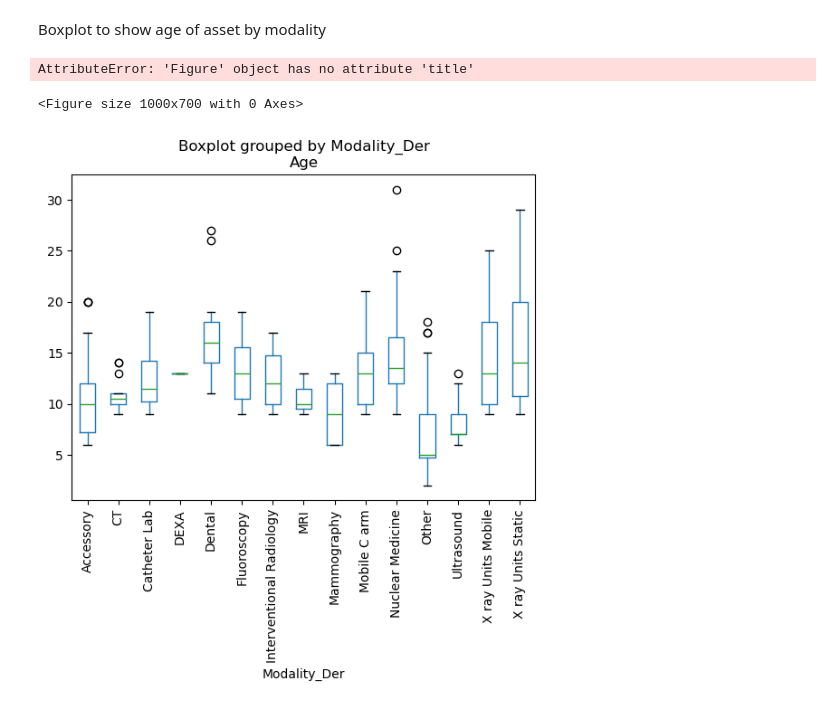
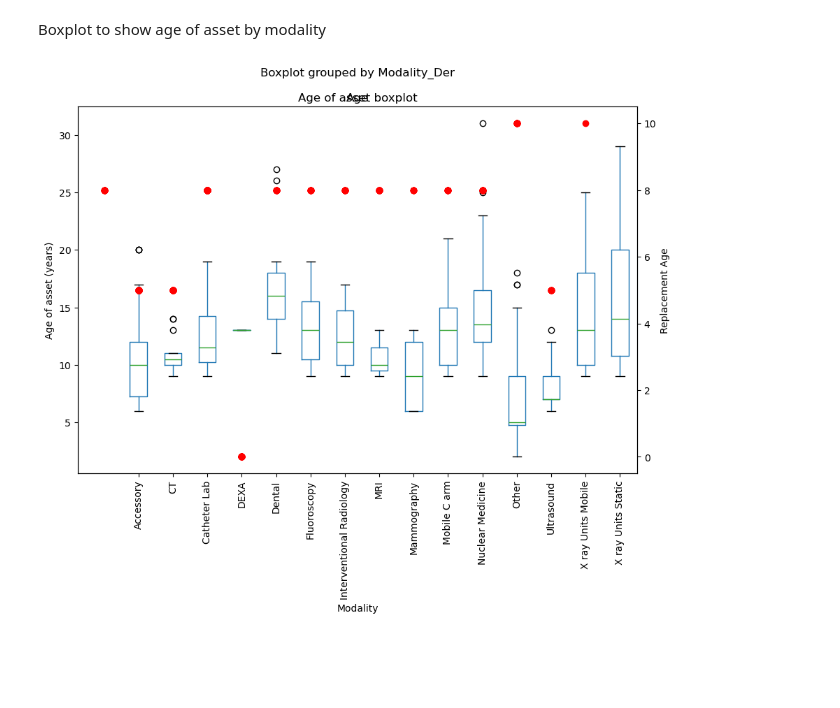
Before and after one commit to martindata999/imaging-assets-replacement, a Jupyter notebook: imaging-asset-replacement.ipynb, the cells around one changed output. Drawn from its saved outputs; the diff is of its cells as text; code cells hidden in the pictures; blank space fills up the shorter version.

Commit message:
Added target markers to boxplot

```diff
--- a/imaging-asset-replacement.ipynb
+++ b/imaging-asset-replacement.ipynb
@@ -394,25 +394,28 @@ Boxplot to show age of asset by modality
 # %%
 
 
-fig = plt.figure(figsize=(10, 7))
+fig, ax1 = plt.subplots(figsize=(10, 7))
 
-# create plot
-ax = df.boxplot(by='Modality_Der', column=['Age'])
+# create plot on primary y-axis for boxplot
+df.boxplot(by='Modality_Der', column=['Age'], ax=ax1)
 
 # remove gridlines
-ax.grid(False)
+ax1.grid(False)
 
 # rotate x labels
 plt.xticks(rotation=90)
 
+# create secondary y axis for age of replacement
+ax2 = ax1.twinx()
+ax2.plot(df['Modality_Der'], df['replacement_schedule'], color='r', marker='o', linestyle='')
+ax2.set_ylabel('Replacement Age')
+
 # add axis headers and title
 plt.title("Age of asset boxplot")
-plt.xlabel("Modality")
-plt.ylabel("Age of asset (years)")
+ax1.set_xlabel("Modality")
+ax1.set_ylabel("Age of asset (years)")
 
 # show plot
 plt.show()
 # %% [output]
-AttributeError: 'Figure' object has no attribute 'title'
-<Figure size 1000x700 with 0 Axes>
-[figure, old version]
+[figure, new version]
```
